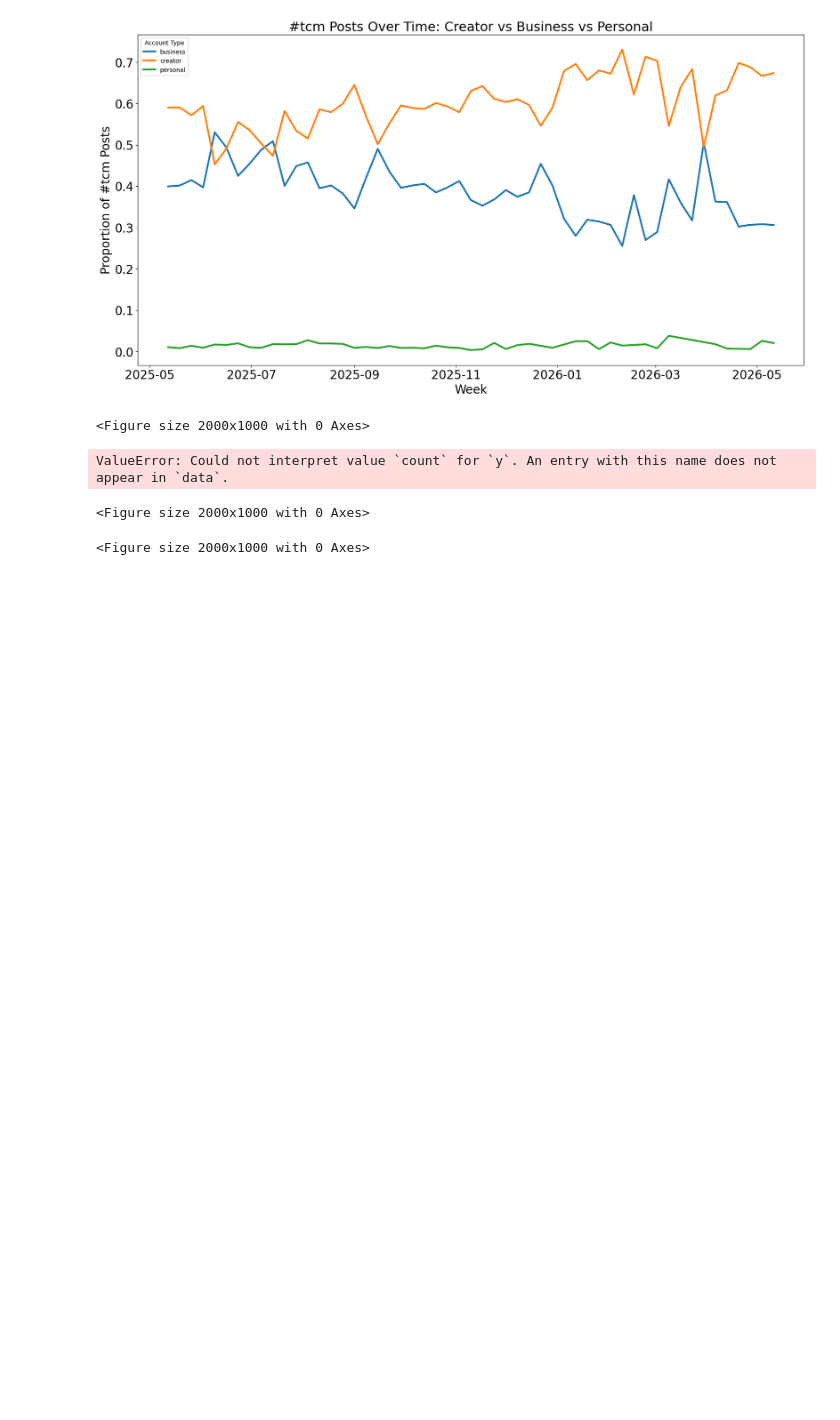
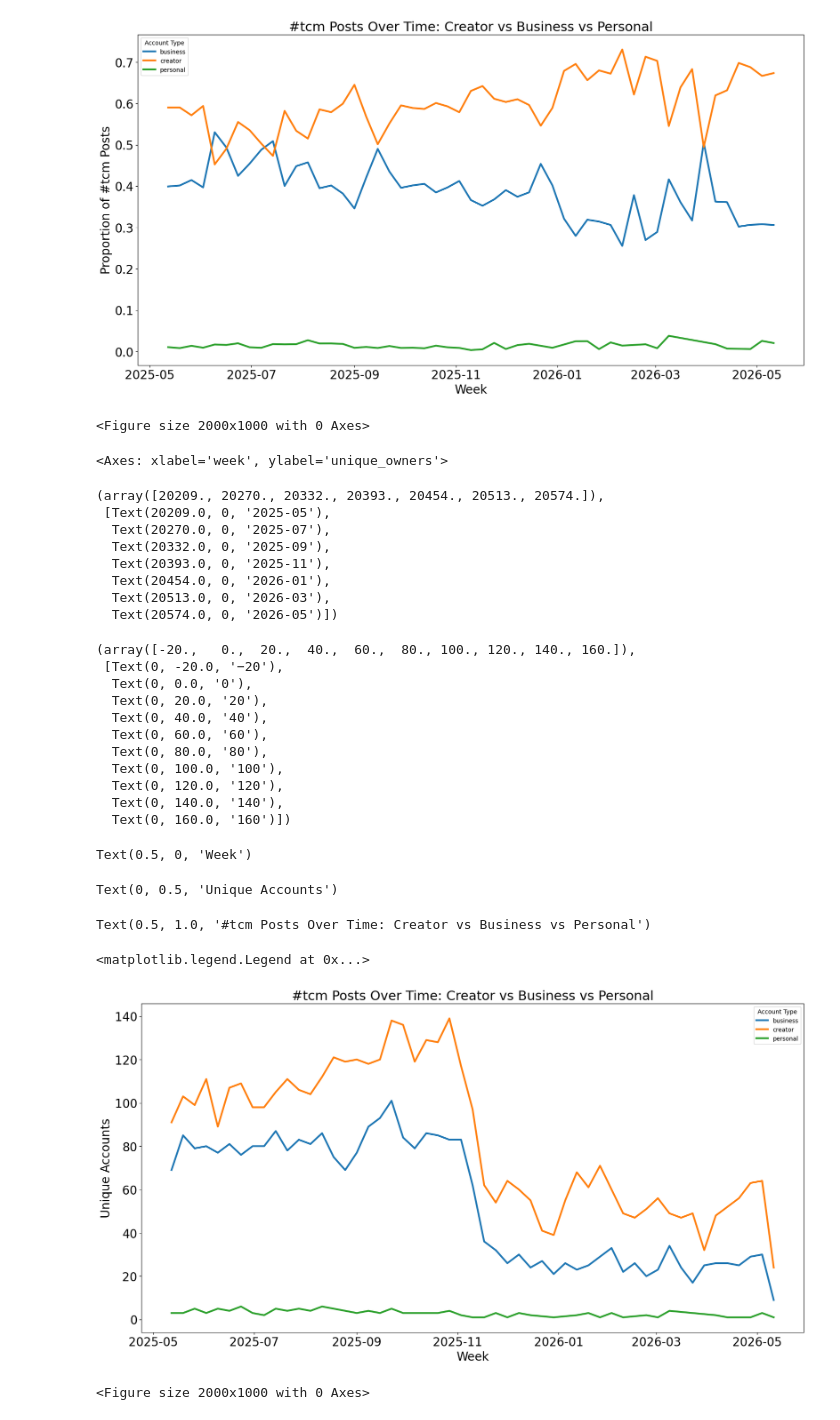
Before and after one commit to VicTan88/QSS20Final, a Jupyter notebook: Code/00_pull_&_clean.ipynb, the cells around one changed output. Drawn from its saved outputs; the diff is of its cells as text; code cells hidden in the pictures; blank space fills up the shorter version.

```diff
--- a/Code/DataPull&Clean.ipynb
+++ b/Code/00_pull_&_clean.ipynb
@@ -180,30 +180,6 @@ Text(0, 0.5, 'Proportion of #tcm Posts')
 Text(0.5, 1.0, '#tcm Posts Over Time: Creator vs Business vs Personal')
 <matplotlib.legend.Legend at 0x...>
 [figure]
-# %%
-plt.figure(figsize=(20,10))
-
-sns.lineplot(
-    data=df_tcm,
-    x="week",
-    y="count",
-    hue="post_owner.type",
-    linewidth=3
-)
-
-plt.xticks(fontsize=20)
-plt.yticks(fontsize=20)
-plt.xlabel("Week", fontsize=20)
-plt.ylabel("Total #tcm Posts", fontsize=20)
-plt.title("#tcm Posts Over Time: Creator vs Business vs Personal", fontsize=22)
-
-plt.legend(title="Account Type")
-plt.savefig("../Output/tcm_posts_over_time.png")
-plt.show()
-# %% [output]
-<Figure size 2000x1000 with 0 Axes>
-ValueError: Could not interpret value `count` for `y`. An entry with this name does not appear in `data`.
-<Figure size 2000x1000 with 0 Axes>
 # %%
 df_tcm = (
     tcm_df
@@ -213,6 +189,54 @@ df_tcm = (
 )
 
 df_tcm["total"] = df_tcm.groupby("week")["unique_owners"].transform("sum")
+# %%
+plt.figure(figsize=(20,10))
+
+sns.lineplot(
+    data=df_tcm,
+    x="week",
+    y="unique_owners",
+    hue="post_owner.type",
+    linewidth=3
+)
+
+
+plt.xticks(fontsize=20)
+plt.yticks(fontsize=20)
+plt.xlabel("Week", fontsize=20)
+plt.ylabel("Unique Accounts", fontsize=20)
+plt.title("#tcm Posts Over Time: Creator vs Business vs Personal", fontsize=22)
+
+plt.legend(title="Account Type")
+plt.savefig("../Output/tcm_posts_over_time.png")
+plt.show()
+# %% [output]
+<Figure size 2000x1000 with 0 Axes>
+<Axes: xlabel='week', ylabel='unique_owners'>
+(array([20209., 20270., 20332., 20393., 20454., 20513., 20574.]),
+ [Text(20209.0, 0, '2025-05'),
+  Text(20270.0, 0, '2025-07'),
+  Text(20332.0, 0, '2025-09'),
+  Text(20393.0, 0, '2025-11'),
+  Text(20454.0, 0, '2026-01'),
+  Text(20513.0, 0, '2026-03'),
+  Text(20574.0, 0, '2026-05')])
+(array([-20.,   0.,  20.,  40.,  60.,  80., 100., 120., 140., 160.]),
+ [Text(0, -20.0, '−20'),
+  Text(0, 0.0, '0'),
+  Text(0, 20.0, '20'),
+  Text(0, 40.0, '40'),
+  Text(0, 60.0, '60'),
+  Text(0, 80.0, '80'),
+  Text(0, 100.0, '100'),
+  Text(0, 120.0, '120'),
+  Text(0, 140.0, '140'),
+  Text(0, 160.0, '160')])
+Text(0.5, 0, 'Week')
+Text(0, 0.5, 'Unique Accounts')
+Text(0.5, 1.0, '#tcm Posts Over Time: Creator vs Business vs Personal')
+<matplotlib.legend.Legend at 0x...>
+[figure, added]
 # %%
 plt.figure(figsize=(20,10))
 
```
Also changed, not shown: parts of 1 cell of this notebook, 2 other files.
